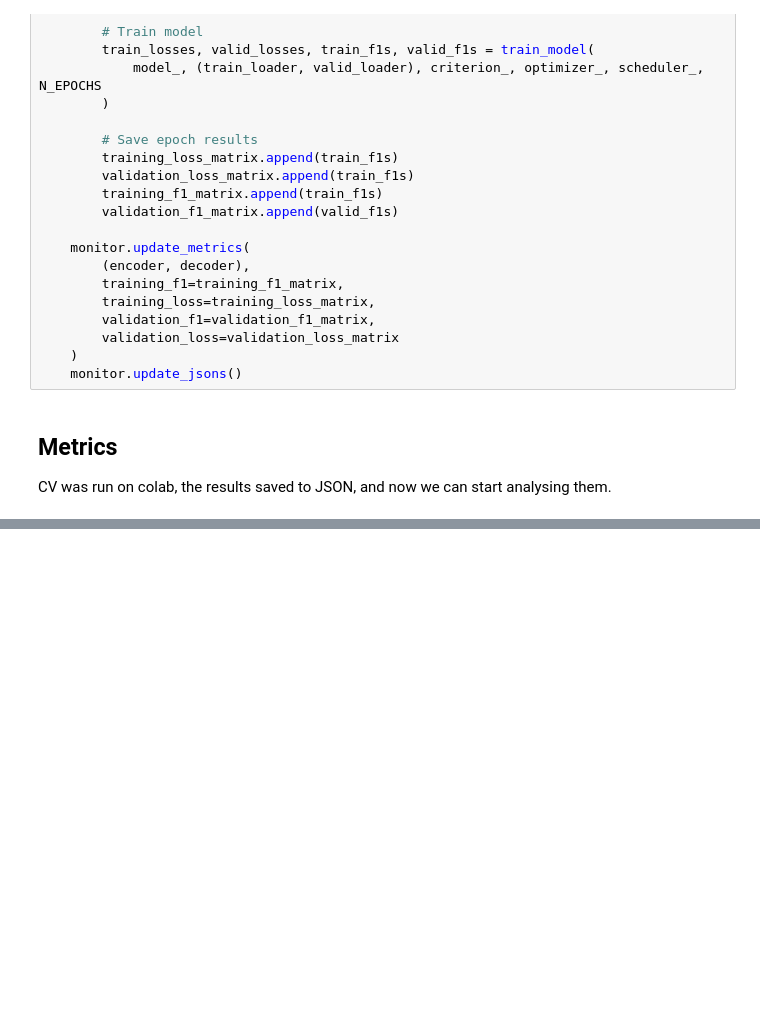
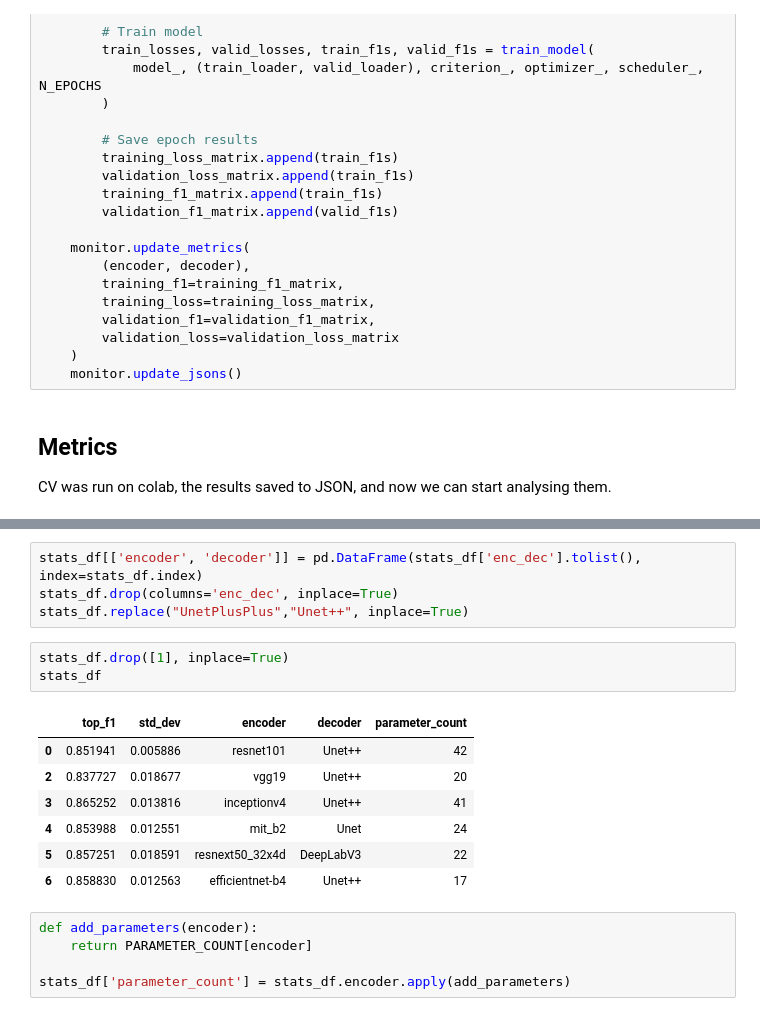
Before and after one commit to CS-433/ml-project-2-odds-oddities, a Jupyter notebook: notebooks/backbones.ipynb, the cells around one changed output, grey strips where cells are left out. Drawn from its saved outputs; the diff is of its cells as text; blank space fills up the shorter version.

```diff
--- a/notebooks/backbones.ipynb
+++ b/notebooks/backbones.ipynb
@@ -194,0 +210,20 @@ stats_df
+# %%
+stats_df[['encoder', 'decoder']] = pd.DataFrame(stats_df['enc_dec'].tolist(), index=stats_df.index)
+stats_df.drop(columns='enc_dec', inplace=True)
+stats_df.replace("UnetPlusPlus","Unet++", inplace=True)
+# %%
+stats_df.drop([1], inplace=True)
+stats_df
+# %% [output]
+|  | top_f1 | std_dev | encoder | decoder | parameter_count |
+| 0 | 0.851941 | 0.005886 | resnet101 | Unet++ | 42 |
+| 2 | 0.837727 | 0.018677 | vgg19 | Unet++ | 20 |
+| 3 | 0.865252 | 0.013816 | inceptionv4 | Unet++ | 41 |
+| 4 | 0.853988 | 0.012551 | mit_b2 | Unet | 24 |
+| 5 | 0.857251 | 0.018591 | resnext50_32x4d | DeepLabV3 | 22 |
+| 6 | 0.858830 | 0.012563 | efficientnet-b4 | Unet++ | 17 |
+# %%
+def add_parameters(encoder):
+    return PARAMETER_COUNT[encoder]
+
+stats_df['parameter_count'] = stats_df.encoder.apply(add_parameters)
```
Also changed, not shown: parts of 10 cells of this notebook, 1 other file.
